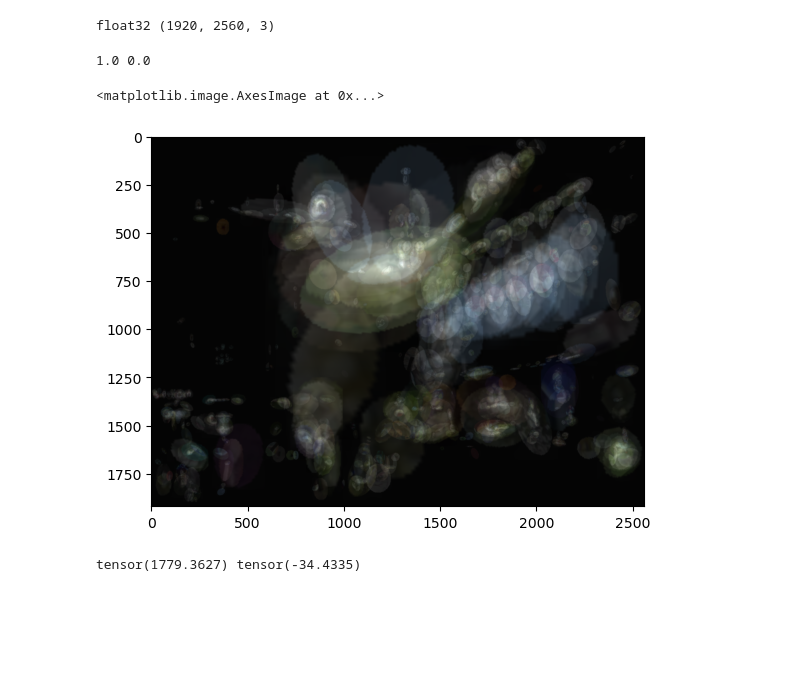
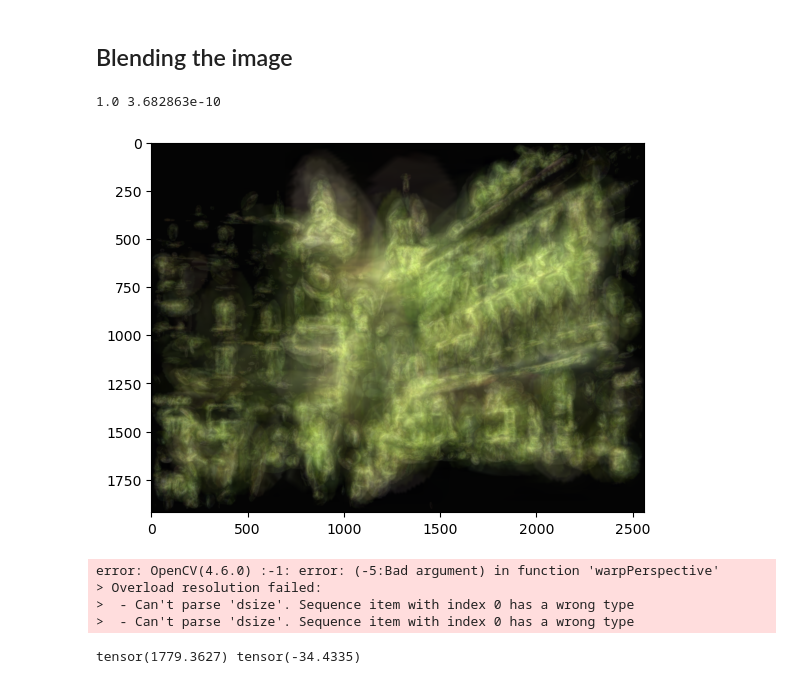
Before and after one commit to LeoHsuProgrammingLab/2024-Spring-Digital_Image_Processing_Final_Project, a Jupyter notebook: test_proj/test6.ipynb, the cells around one changed output. Drawn from its saved outputs; the diff is of its cells as text; code cells hidden in the pictures; blank space fills up the shorter version.

```diff
--- a/test_proj/test6.ipynb
+++ b/test_proj/test6.ipynb
@@ -103,11 +97,11 @@ def warp_and_paste_ellipse(source_image_path, destination_image_shape, source_pa
     corner = (x, y)
 
     return warped_source_ellipse_bbox, corner
+# %% [markdown]
+## Blending the image
 # %%
 canvas = Image.new('RGB', (image.shape[1], image.shape[0]), (0, 0, 0))
 canvas = np.array(canvas).astype(np.float32)
-
-print(canvas.dtype, canvas.shape)
 
 # use enumerate to get the index of the row
 
@@ -133,37 +127,16 @@ for i, (index, row) in enumerate(tqdm(target_df_filtered.iterrows(), total=targe
     destination_params = (target_u, target_v, target_major_axis_length, target_minor_axis_length, target_angle)
 
     ellipse, corner = warp_and_paste_ellipse(match_image_path, canvas.shape, source_params, destination_params)
-    ellipse = ellipse.astype(float)
 
     if ellipse is not None and ellipse.shape[0] > 0 and ellipse.shape[1] > 0:
         # Get top-left corner coordinates
         x, y = corner
 
         # nd.array
-        mask = (ellipse != 0).any(axis=2).astype(np.float32)
-        # plt.imshow(mask)
-        # plt.show()
-        # canvas = canvas.astype(float)
-        # plt.imshow(canvas)
-        # plt.show()
+        mask = (ellipse != 0).all(axis=2).astype(np.float32)
         ellipse = ellipse.astype(np.float32)
-        # plt.imshow(ellipse)
-        # plt.show()
-
         corner_cood = np.array([y, x], dtype=np.int32)
 
         result = blend_numpy(canvas, ellipse, mask, corner_cood, mix_gradients=True, channels_dim=2)
         canvas = result
+        # show_img((canvas - canvas.min()) / (canvas.max() - canvas.min()))
-# %% [output]
-float32 (1920, 2560, 3)
-# %%
-prev_canvas = canvas.copy()
-canvas_normalized = (prev_canvas - prev_canvas.min()) / (prev_canvas.max() - prev_canvas.min())
-print(canvas_normalized.max(), canvas_normalized.min())
-
-plt.imshow(canvas_normalized)
-# plt.imsave('215100_output.jpg', canvas_out)
-# %% [output]
-1.0 0.0
-<matplotlib.image.AxesImage at 0x...>
-[figure, removed]
@@ -170,3 +146,20 @@ plt.imshow(canvas_normalized)
+# %%
+canvas_ = canvas.copy()
+# prev_canvas = np.clip(prev_canvas, prev_canvas.min(), 1500)
+r, g, b = cv2.split(canvas_)
+r_ = (r - r.min()) / (r.max() - r.min())
+g_ = (g - g.min()) / (g.max() - g.min())
+b_ = (b - b.min()) / (b.max() - b.min())
+canvas_ = cv2.merge([r_, g_, b_])
+# canvas_normalized = (canvas - canvas.min()) / (canvas.max() - canvas.min())
+canvas_normalized = cv2.normalize(canvas, None, 0.0, 1.0, cv2.NORM_MINMAX)
+print(canvas_normalized.max(), canvas_normalized.min())
+plt.imshow(canvas_normalized)
+plt.imsave('result/output.jpg', canvas_normalized)
+# plt.imsave('215100_output.jpg', canvas_out)
+# %% [output]
+1.0 3.682863e-10
+[figure, added]
 # %%
 canvas = Image.new('RGB', (image.shape[1], image.shape[0]), (0, 0, 0))
 canvas = TF.to_tensor(canvas).float()
@@ -252,6 +245,11 @@ for i, (index, row) in enumerate(tqdm(target_df_filtered.iterrows(), total=targe
         # canvas[y:y+ellipse.shape[0], x:x+ellipse.shape[1]] = ellipse
         # save the canvas every iteration
         # cv2.imwrite(f'output/output{i:3d}.png', canvas)
+# %% [output]
+error: OpenCV(4.6.0) :-1: error: (-5:Bad argument) in function 'warpPerspective'
+> Overload resolution failed:
+>  - Can't parse 'dsize'. Sequence item with index 0 has a wrong type
+>  - Can't parse 'dsize'. Sequence item with index 0 has a wrong type
 # %%
 print(canvas.max(), canvas.min())
 prev_canvas = torch.movedim(canvas, 0, -1)
```
Also changed, not shown: parts of 4 cells of this notebook, 8 other files.
